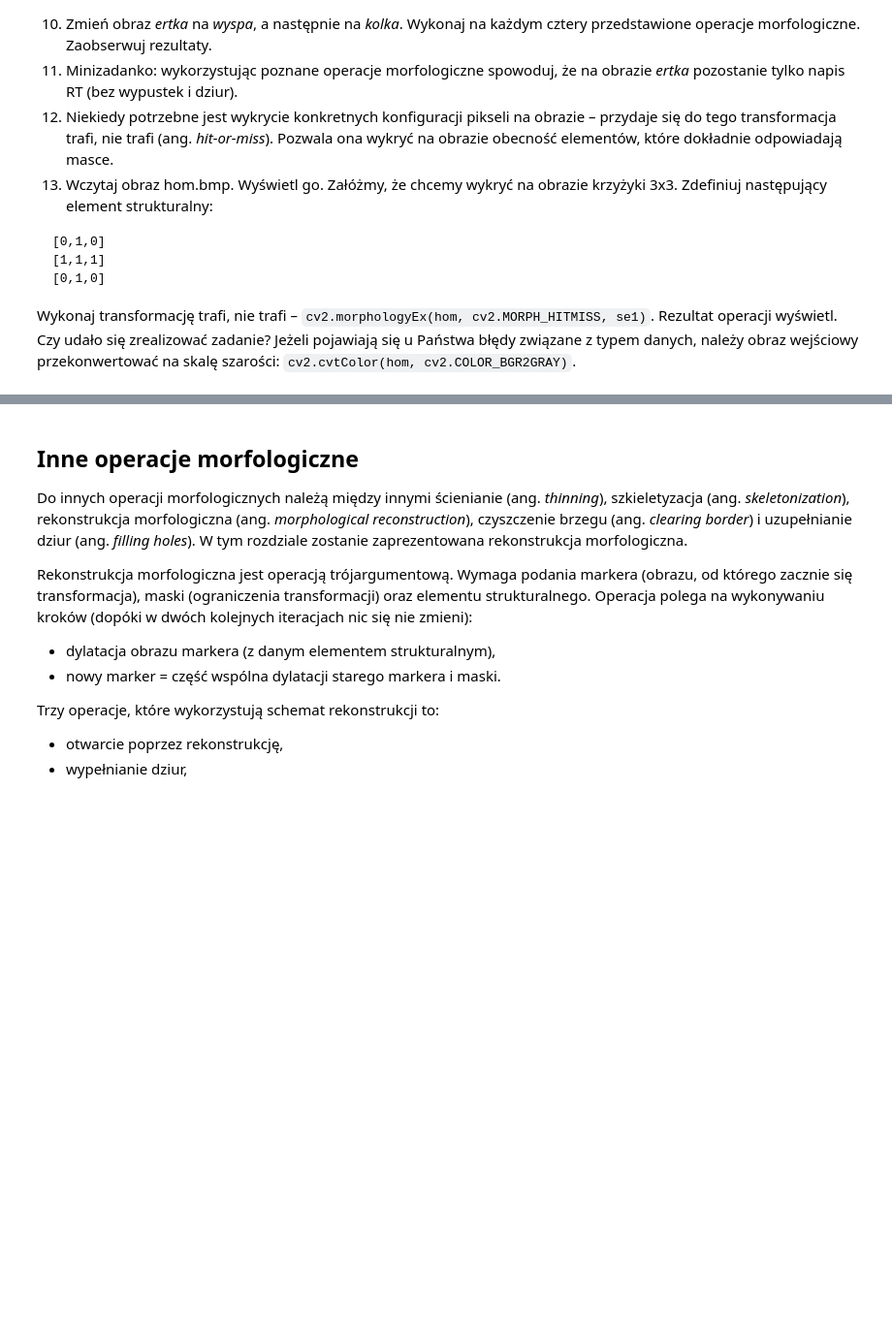
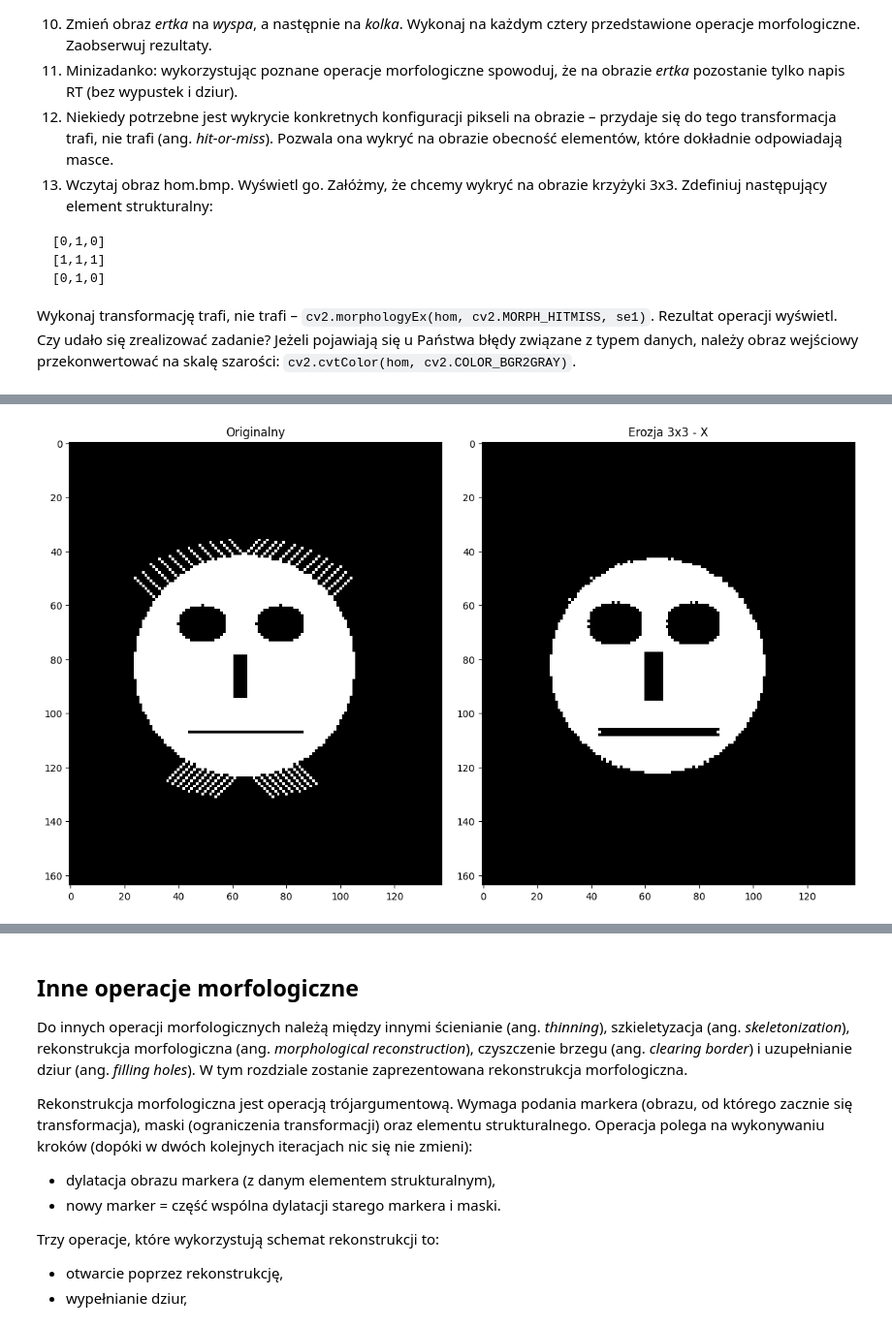
Before and after one commit to rmesek/wcpo-agh-2024, a Jupyter notebook: lab7/10_morphology.ipynb, the cells around one changed output, grey strips where cells are left out. Shown at 97% size. Saved outputs shown, nothing was run; the diff lists cells and outputs as text; code cells hidden in the pictures; blank space fills up the shorter version.

```diff
--- a/lab7/10_morphology.ipynb
+++ b/lab7/10_morphology.ipynb
@@ -87,0 +160,25 @@ for fileName in fileNames:
+# %%
+image = images["buzka"]
+
+f, axs = plt.subplots(1, 2)
+f.set_size_inches(12, 8)
+f.tight_layout()
+
+axs[0].imshow(image, cmap="gray")
+axs[0].set_title("Originalny")
+
+kernel = np.array(
+    [
+        [1, 0, 1],
+        [0, 1, 0],
+        [1, 0, 1],
+    ],
+    np.uint8,
+)
+image_erode = cv2.erode(image, kernel)
+axs[1].imshow(image_erode, cmap="gray")
+axs[1].set_title(f"Erozja {N}x{N} - X")
+
+plt.show()
+# %% [output]
+[figure, added]
```
Also changed, not shown: parts of 10 cells of this notebook, 13 other files.
